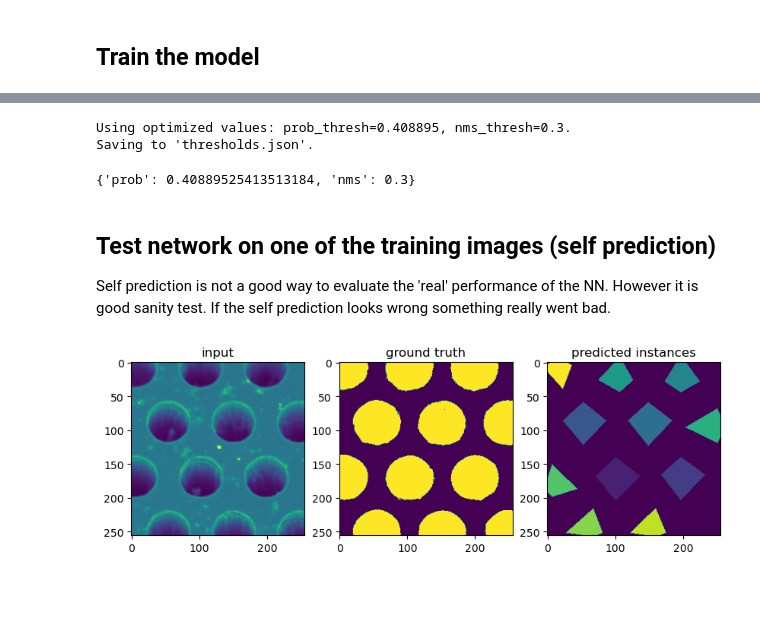
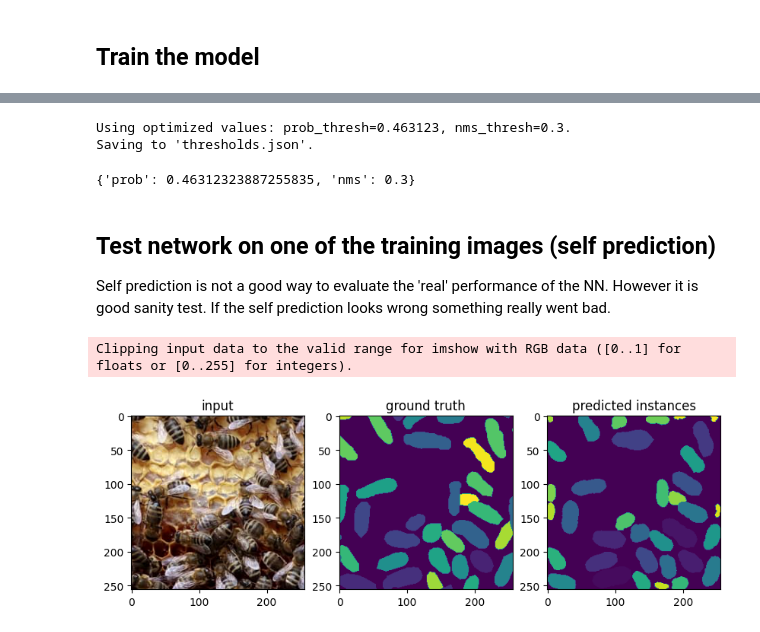
Before and after one commit to True-North-Intelligent-Algorithms/tnia-python, a Jupyter notebook: notebooks/deep_learning/stardist_training_2d.ipynb, the cells around one changed output, grey strips where cells are left out. Saved outputs shown, nothing was run; the diff lists cells and outputs as text; code cells hidden in the pictures; blank space fills up the shorter version.

````diff
--- a/notebooks/deep_learning/stardist_training_2d.ipynb
+++ b/notebooks/deep_learning/stardist_training_2d.ipynb
@@ -16,14 +18,30 @@ print(visible_devices)
 
 We load directories called 'input0' and 'ground truth0' which should exist under ```train_path```.  The reason we append '0' to the end of the name is simply because some of the code that generates image and label sets is meant to work on multiple channels (so the 0 is the channel number)
 # %%
-parent_path=r'D:\images\ListServDec12SEMn8mre'
 
-train_path = os.path.join(parent_path, 'labels')
+tnia_images_path = Path(r'/home/bnorthan/images')
 
-image_patch_path = train_path + '/ground truth0'
-label_patch_path = train_path + '/input0'
+parent_path=Path(tnia_images_path / r'tnia-python-images/imagesc/2023_12_20_segmenting_bees')
+test_name='bsp1-2.jpg'
+n_rays = 32
 
-model_path = parent_path + r'\model'
+#parent_path = Path(tnia_images_path / r'tnia-python-images/imagesc/2023_12_12_segmenting_etch_pits')
+#test_name='ImageJ_question.tif'
+
+train_path = parent_path / 'labels'
+
+with open(train_path / 'info.json', 'r') as json_file:
+    data = json.load(json_file)
+    # Access the sub_sample parameter
+    sub_sample = data['sub_sample']
+    print('sub_sample',sub_sample)
+    axes = data['axes']
+    print('axes',axes)
+
+image_patch_path = train_path / 'ground truth0'
+label_patch_path = train_path / 'input0'
+
+model_path = parent_path / 'model'
 
 if not os.path.exists(model_path):
     os.makedirs(model_path)
@@ -39,7 +60,11 @@ if not os.path.exists(label_patch_path):
 The helper will also normalize the inputs.
 # %%
 from tnia.deeplearning.dl_helper import collect_training_data
-X, Y = collect_training_data(train_path, sub_sample=1, downsample=False)
+add_trivial_channel = False
+if axes == 'YX':
+    add_trivial_channel = True
+
+X, Y = collect_training_data(train_path, sub_sample=1, downsample=False, add_trivial_channel = add_trivial_channel)
 
 print('type X ', type(X))
 print('type Y ', type(Y))
@@ -77,10 +107,13 @@ type X_train  <class 'numpy.ndarray'>
 from stardist.models import StarDist2D, Config2D
 from tnia.deeplearning.dl_helper import augmenter
 
-n_channel_in =1
-axes = 'YX'
+if axes == 'YXC':
+    n_channel_in =3
+else:
+    n_channel_in = 1
 
-config = Config2D (n_rays=4, axes=axes,n_channel_in=1, train_patch_size = (256,256), unet_n_depth=3)
+
+config = Config2D (n_rays=n_rays, axes=axes,n_channel_in=n_channel_in, train_patch_size = (256,256), unet_n_depth=4)
 
 model = StarDist2D(config=config, name="model1", basedir=model_path)
 # %% [output]
@@ -92,3 +133,3 @@ Using default values: prob_thresh=0.386181, nms_thresh=0.3.
 # %%
-model.train(X_train, Y_train, validation_data=(X_val,Y_val),epochs=20, steps_per_epoch=20, augmenter=augmenter)
+model.train(X_train, Y_train, validation_data=(X_val,Y_val),epochs=2, steps_per_epoch=20, augmenter=augmenter)
 # %% [output]
@@ -113,19 +145,20 @@ Loading network weights from 'weights_best.h5'.
 # %%
 model.optimize_thresholds(X_val, Y_val)
 # %% [output]
-Using optimized values: prob_thresh=0.408895, nms_thresh=0.3.
+Using optimized values: prob_thresh=0.463123, nms_thresh=0.3.
 Saving to 'thresholds.json'.
-{'prob': 0.40889525413513184, 'nms': 0.3}
+{'prob': 0.46312323887255835, 'nms': 0.3}
 # %% [markdown]
 ## Test network on one of the training images (self prediction)
 
 Self prediction is not a good way to evaluate the 'real' performance of the NN.  However it is good sanity test.  If the self prediction looks wrong something really went bad.
 # %%
 n=2
-labels, details = model.predict_instances(X_train[n], prob_thresh=0.5, nms_thresh=0.1)
+labels, details = model.predict_instances(X_train[n], prob_thresh=0.1, nms_thresh=0.1)
 fig = imshow_multi2d([X_train[n],Y_train[n],labels],['input','ground truth','predicted instances'],1,3)
 # %% [output]
+Clipping input data to the valid range for imshow with RGB data ([0..1] for floats or [0..255] for integers).
-[figure, old version]
+[figure, new version]
 # %%
 from skimage.io import imread
 from tnia.plotting.plt_helper import random_label_cmap
````
Also changed, not shown: parts of 11 cells of this notebook, 2 other files.
